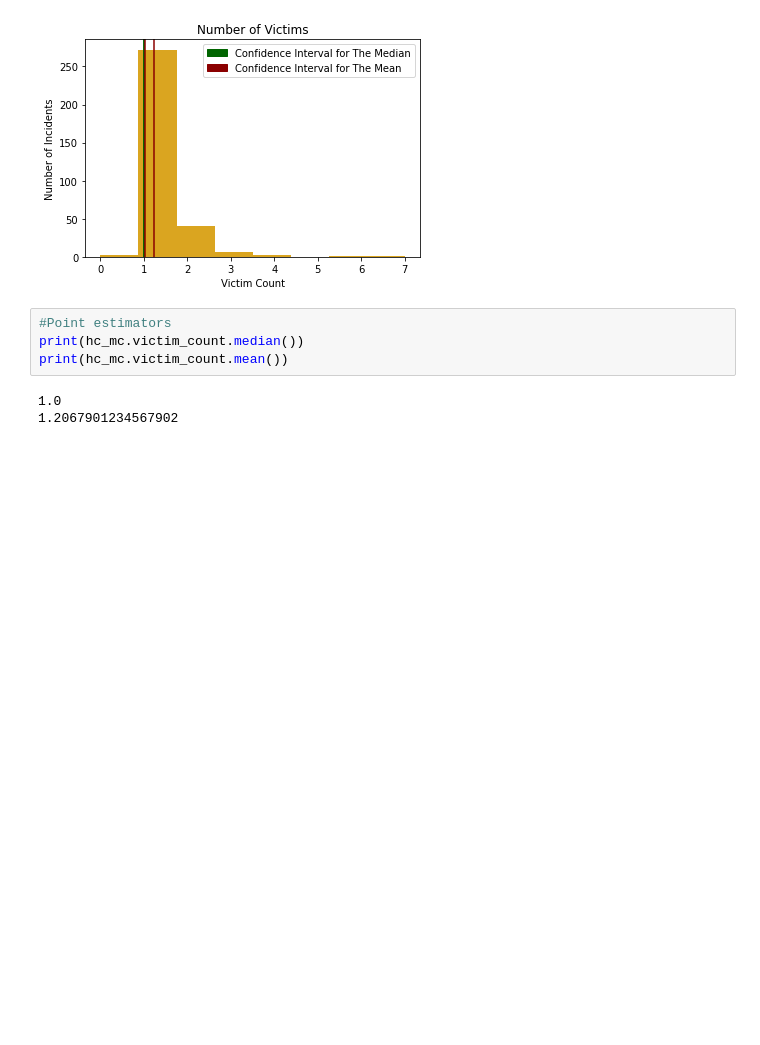
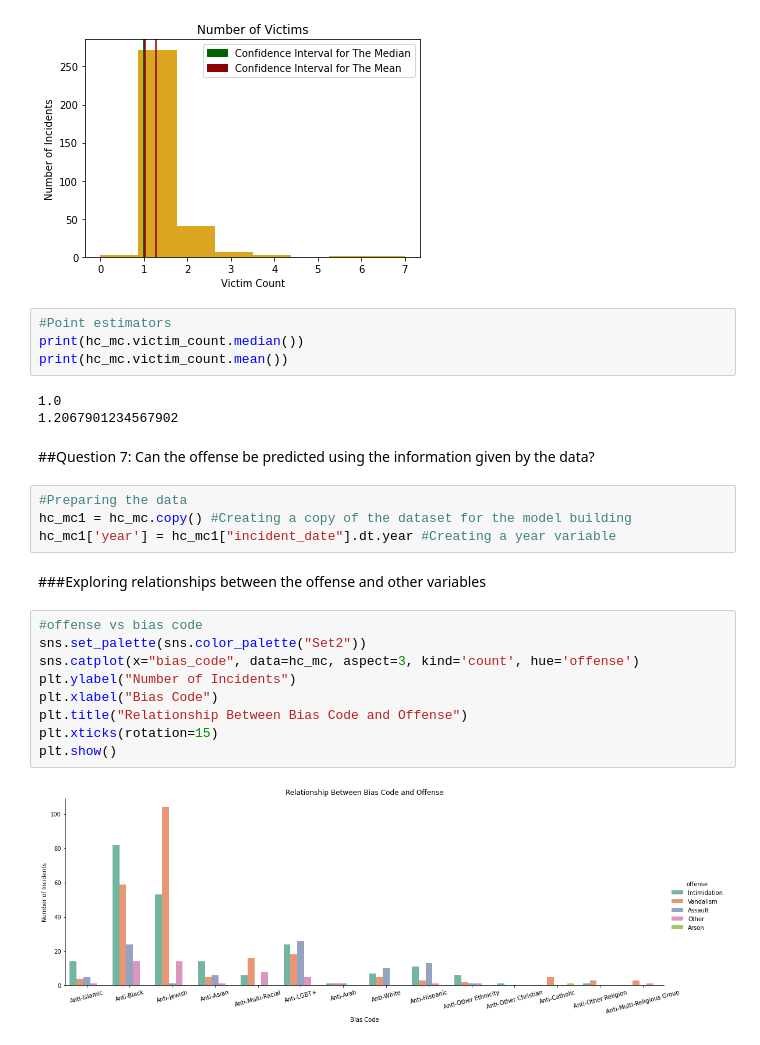
Before and after one commit to julianamrosa/DATA205, a Jupyter notebook: visualizations_and_statistical_analysis_2.ipynb, the cells around one changed output. Saved outputs shown, nothing was run; the diff lists cells and outputs as text; blank space fills up the shorter version.

```diff
--- a/visualizations_and_statistical_analysis_2.ipynb
+++ b/visualizations_and_statistical_analysis_2.ipynb
@@ -176,3 +182,22 @@ print(hc_mc.victim_count.mean())
 # %% [output]
 1.0
 1.2067901234567902
+# %% [markdown]
+##Question 7: Can the offense be predicted using the information given by the data?
+# %%
+#Preparing the data
+hc_mc1 = hc_mc.copy() #Creating a copy of the dataset for the model building
+hc_mc1['year'] = hc_mc1["incident_date"].dt.year #Creating a year variable
+# %% [markdown]
+###Exploring relationships between the offense and other variables
+# %%
+#offense vs bias code
+sns.set_palette(sns.color_palette("Set2"))
+sns.catplot(x="bias_code", data=hc_mc, aspect=3, kind='count', hue='offense')
+plt.ylabel("Number of Incidents")
+plt.xlabel("Bias Code")
+plt.title("Relationship Between Bias Code and Offense")
+plt.xticks(rotation=15)
+plt.show()
+# %% [output]
+[figure, added]
```
Also changed, not shown: parts of 24 cells of this notebook, 2 other files.
